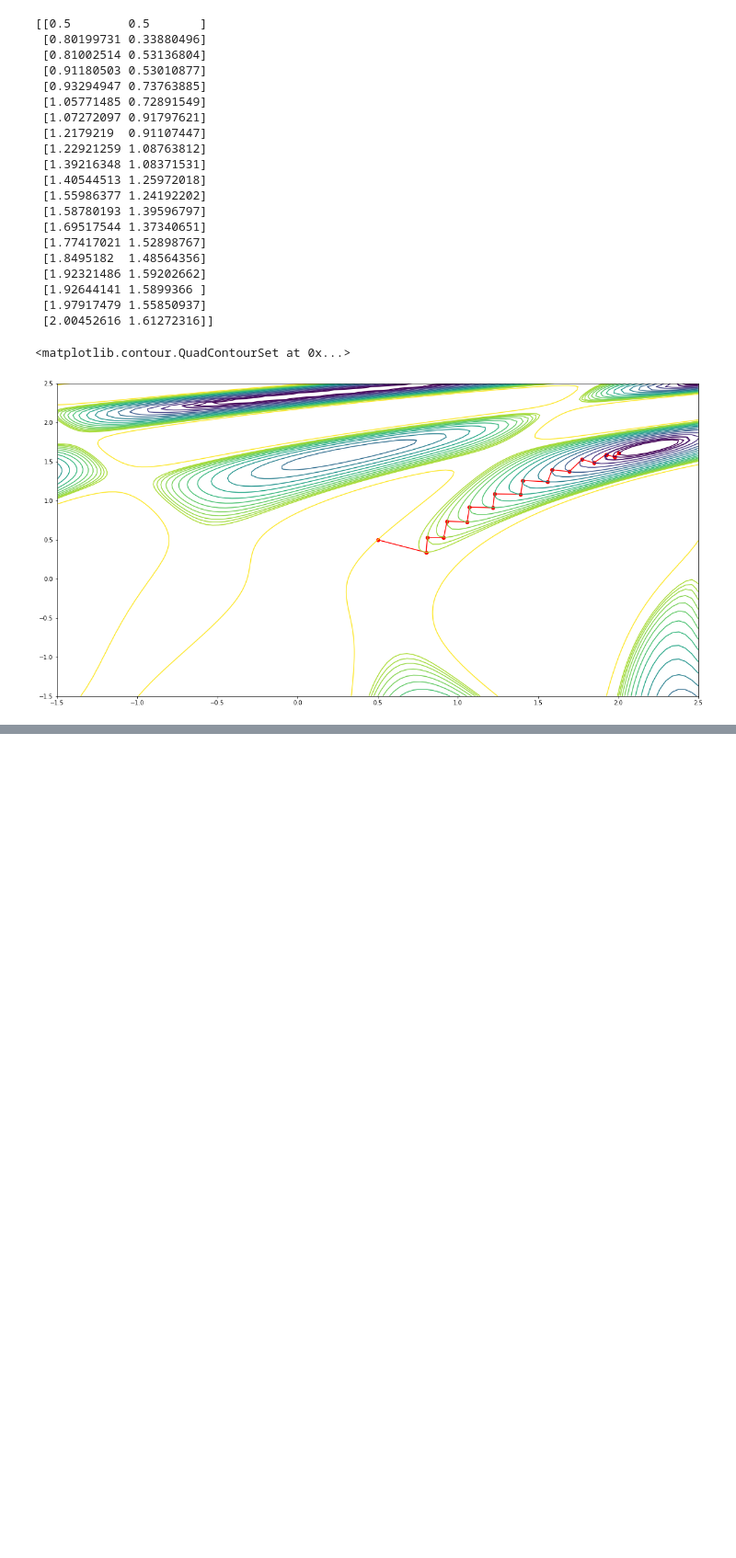
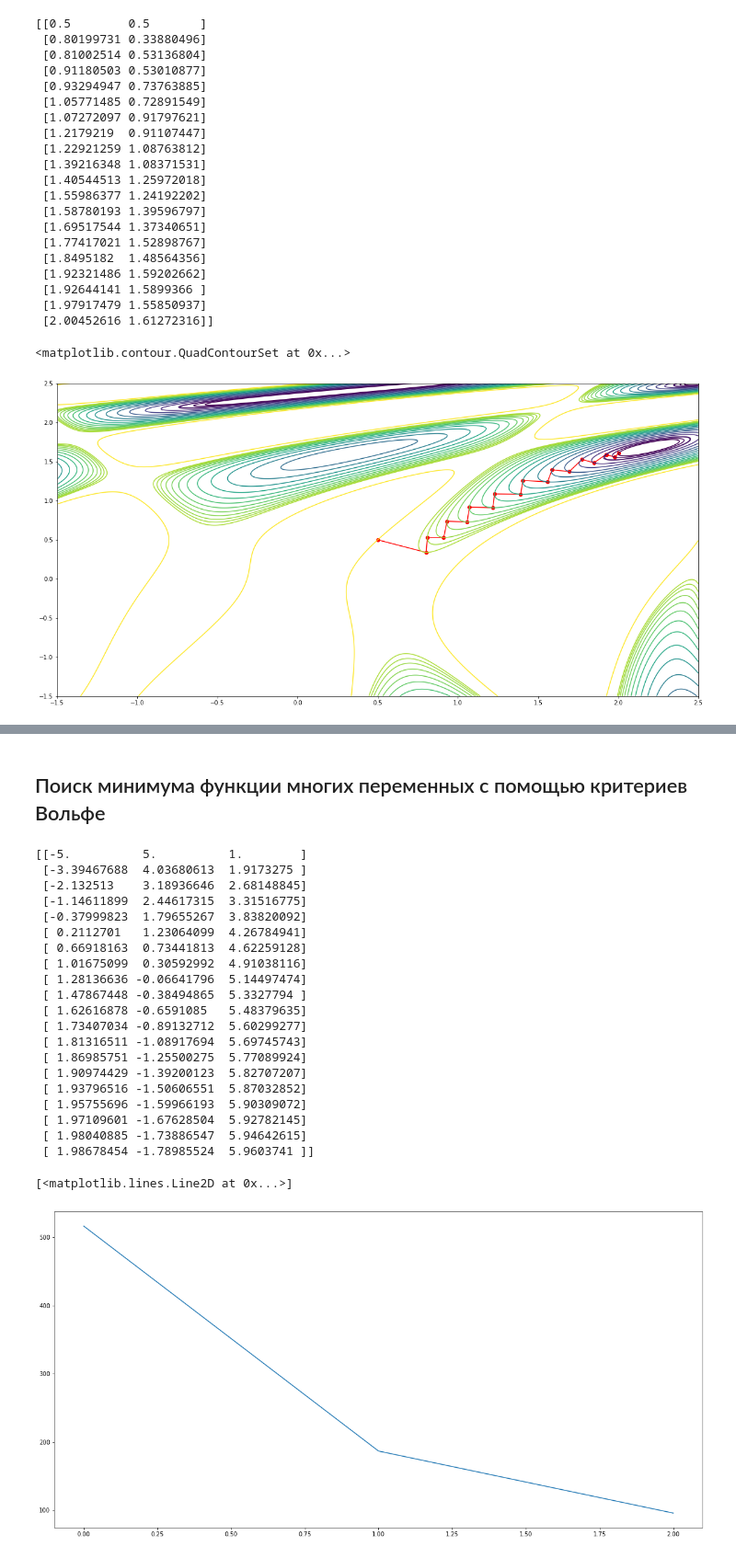
Before and after one commit to enotvtapke/MetOptLab1, a Jupyter notebook: gradient_descent.ipynb, the cells around one changed output, grey strips where cells are left out. Shown at 92% size. Drawn from its saved outputs; the diff is of its cells as text; code cells hidden in the pictures; blank space fills up the shorter version.

```diff
--- a/gradient_descent.ipynb
+++ b/gradient_descent.ipynb
@@ -198,0 +262,42 @@ plt.plot(t, f(t))
+# %% [markdown]
+## Поиск минимума функции многих переменных с помощью критериев Вольфе
+# %%
+import optimization as opt
+
+def f(x):
+    return 5 * (x[0] - 2)**2 + 3 * (x[1] + 2) ** 2 + 4 * (x[2] - 6) ** 2 + 1
+
+epoch = 20
+x = [-5, 5, 1]
+
+points = np.zeros((epoch, 3))
+points[0] = x
+for i in range(1, epoch):
+    x = x - opt.wolfe_conditions(f, x, -opt.grad(f, x)) * opt.grad(f, x)
+    points[i] = x
+
+print(points)
+plt.plot(f(points))
+# %% [output]
+[[-5.          5.          1.        ]
+ [-3.39467688  4.03680613  1.9173275 ]
+ [-2.132513    3.18936646  2.68148845]
+ [-1.14611899  2.44617315  3.31516775]
+ [-0.37999823  1.79655267  3.83820092]
+ [ 0.2112701   1.23064099  4.26784941]
+ [ 0.66918163  0.73441813  4.62259128]
+ [ 1.01675099  0.30592992  4.91038116]
+ [ 1.28136636 -0.06641796  5.14497474]
+ [ 1.47867448 -0.38494865  5.3327794 ]
+ [ 1.62616878 -0.6591085   5.48379635]
+ [ 1.73407034 -0.89132712  5.60299277]
+ [ 1.81316511 -1.08917694  5.69745743]
+ [ 1.86985751 -1.25500275  5.77089924]
+ [ 1.90974429 -1.39200123  5.82707207]
+ [ 1.93796516 -1.50606551  5.87032852]
+ [ 1.95755696 -1.59966193  5.90309072]
+ [ 1.97109601 -1.67628504  5.92782145]
+ [ 1.98040885 -1.73886547  5.94642615]
+ [ 1.98678454 -1.78985524  5.9603741 ]]
+[<matplotlib.lines.Line2D at 0x...>]
+[figure, added]
```
Also changed, not shown: parts of 7 cells of this notebook, 4 other files.
